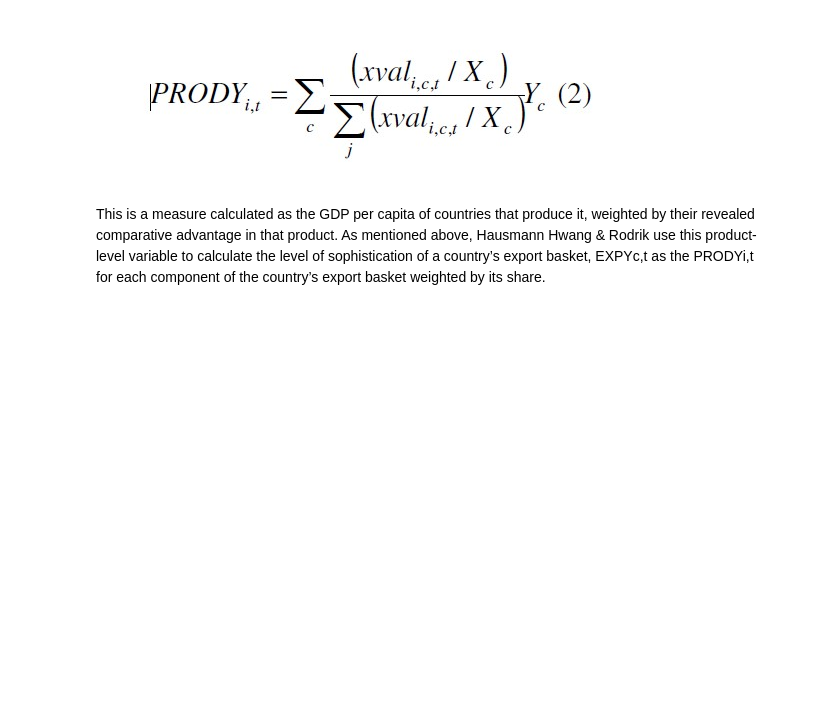
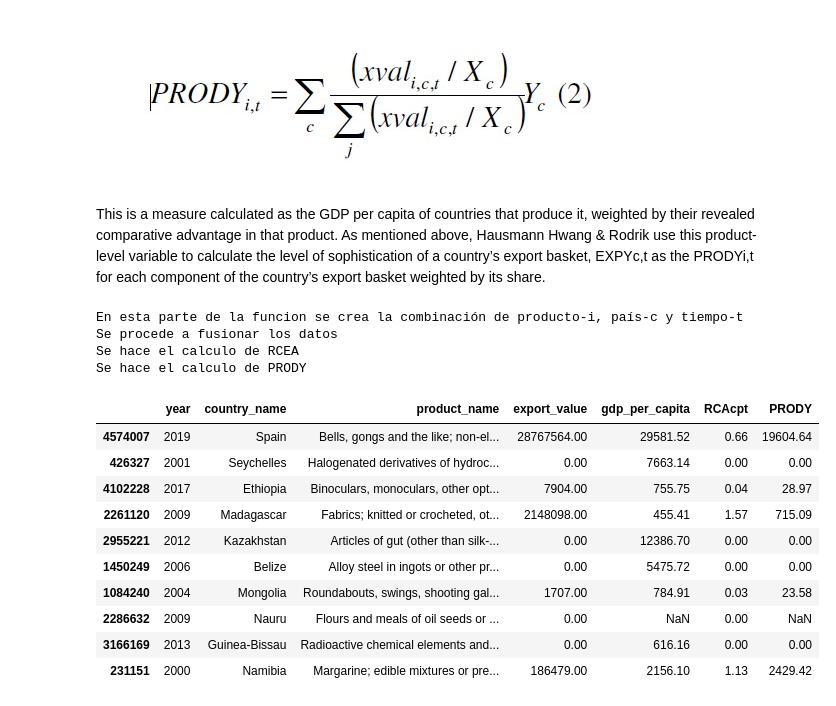
Before and after one commit to descandon88/Ecuador-Growth-data-set, a Jupyter notebook: funciones/prody.ipynb, the cells around one changed output. Saved outputs shown, nothing was run; the diff lists cells and outputs as text; code cells hidden in the pictures; blank space fills up the shorter version.

```diff
--- a/funciones/prody.ipynb
+++ b/funciones/prody.ipynb
@@ -376,3 +443,45 @@ This is a measure calculated as the GDP per
 capita of countries that produce it, weighted by their revealed comparative advantage in
 that product. As mentioned above, Hausmann Hwang & Rodrik use this product-level variable to calculate the level of sophistication of a country’s export basket, EXPYc,t as
 the PRODYi,t for each component of the country’s export basket weighted by its share.
+# %%
+def calc_prody(data,pais_col,prod_col,anio_col,export_col, gdp_per_capita_col):
+
+    """
+      Función que calcula el valor de Prody
+      Xc: equals total exports by country c,
+      Yc: equals GDP per capita of country c.
+
+    """
+    """
+      Where xvali,c,t equals exports of good i by country c in year t
+
+    """
+    print('En esta parte de la funcion se crea la combinación de producto-i, país-c y tiempo-t')
+    df_prody = pd.DataFrame(list(product(data[anio_col].unique(),data[pais_col].unique(),data[prod_col].unique())))
+    df_prody.columns=[anio_col,pais_col,prod_col]
+    print('Se procede a fusionar los datos')
+    df_prody = pd.merge(df_prody,data[[anio_col,pais_col,prod_col,export_col,gdp_per_capita_col]],how='left',on=[anio_col,pais_col,prod_col])
+    df_prody.loc[df_prody[export_col].isnull(),export_col] = 0
+
+    print('Se hace el calculo de RCEA')
+
+    df_prody['Xcpt'] = df_prody[export_col]
+    df_prody['Xct'] = df_prody.groupby([pais_col, anio_col])[export_col].transform(sum)
+    df_prody['Xpt'] = df_prody.groupby([prod_col, anio_col])[export_col].transform(sum)
+    df_prody['Xt'] = df_prody.groupby([anio_col])[export_col].transform('sum')
+    # df_prody['Yc'] = df_prody.groupby([pais_col, anio_col])[gdp_per_capita_col]
+    df_prody['Yc'] = df_prody[gdp_per_capita_col]
+    # yc_value = data.groupby(anio_col)[]
+    # df_xval = data.groupby(export_col).transform('sum')
+    df_prody['RCAcpt'] = (df_prody['Xcpt']/df_prody['Xct'])/(df_prody['Xpt']/df_prody['Xt']) #--> ecuación de las RCA
+    df_prody.loc[df_prody['RCAcpt'].isnull(),'RCAcpt'] = 0
+
+    print('Se hace el calculo de PRODY')
+
+    df_prody['PRODY'] = ((df_prody['Xcpt']/df_prody['Xct'])/(df_prody['Xpt']/df_prody['Xt']))*df_prody['Yc']
+
+    #retiro las propiedadades del dataframe
+    df_prody.drop(['Xcpt','Xct','Xpt','Xt','Yc'],axis=1,inplace=True,errors='ignore')
+
+
+    return df_prody
@@ -378,0 +508,19 @@ the PRODYi,t for each component of the country’s export basket weighted by its
+# %%
+df_prody = calc_prody(data=df_merge,pais_col='country_name',prod_col='product_name',anio_col='year',export_col='export_value',gdp_per_capita_col='gdp_per_capita').copy()
+df_prody.sample(n=10)
+# %% [output]
+En esta parte de la funcion se crea la combinación de producto-i, país-c y tiempo-t
+Se procede a fusionar los datos
+Se hace el calculo de RCEA
+Se hace el calculo de PRODY
+|  | year | country_name | product_name | export_value | gdp_per_capita | RCAcpt | PRODY |
+| 4574007 | 2019 | Spain | Bells, gongs and the like; non-el... | 28767564.00 | 29581.52 | 0.66 | 19604.64 |
+| 426327 | 2001 | Seychelles | Halogenated derivatives of hydroc... | 0.00 | 7663.14 | 0.00 | 0.00 |
+| 4102228 | 2017 | Ethiopia | Binoculars, monoculars, other opt... | 7904.00 | 755.75 | 0.04 | 28.97 |
+| 2261120 | 2009 | Madagascar | Fabrics; knitted or crocheted, ot... | 2148098.00 | 455.41 | 1.57 | 715.09 |
+| 2955221 | 2012 | Kazakhstan | Articles of gut (other than silk-... | 0.00 | 12386.70 | 0.00 | 0.00 |
+| 1450249 | 2006 | Belize | Alloy steel in ingots or other pr... | 0.00 | 5475.72 | 0.00 | 0.00 |
+| 1084240 | 2004 | Mongolia | Roundabouts, swings, shooting gal... | 1707.00 | 784.91 | 0.03 | 23.58 |
+| 2286632 | 2009 | Nauru | Flours and meals of oil seeds or ... | 0.00 | NaN | 0.00 | NaN |
+| 3166169 | 2013 | Guinea-Bissau | Radioactive chemical elements and... | 0.00 | 616.16 | 0.00 | 0.00 |
+| 231151 | 2000 | Namibia | Margarine; edible mixtures or pre... | 186479.00 | 2156.10 | 1.13 | 2429.42 |
```
Also changed, not shown: parts of 18 cells of this notebook.
